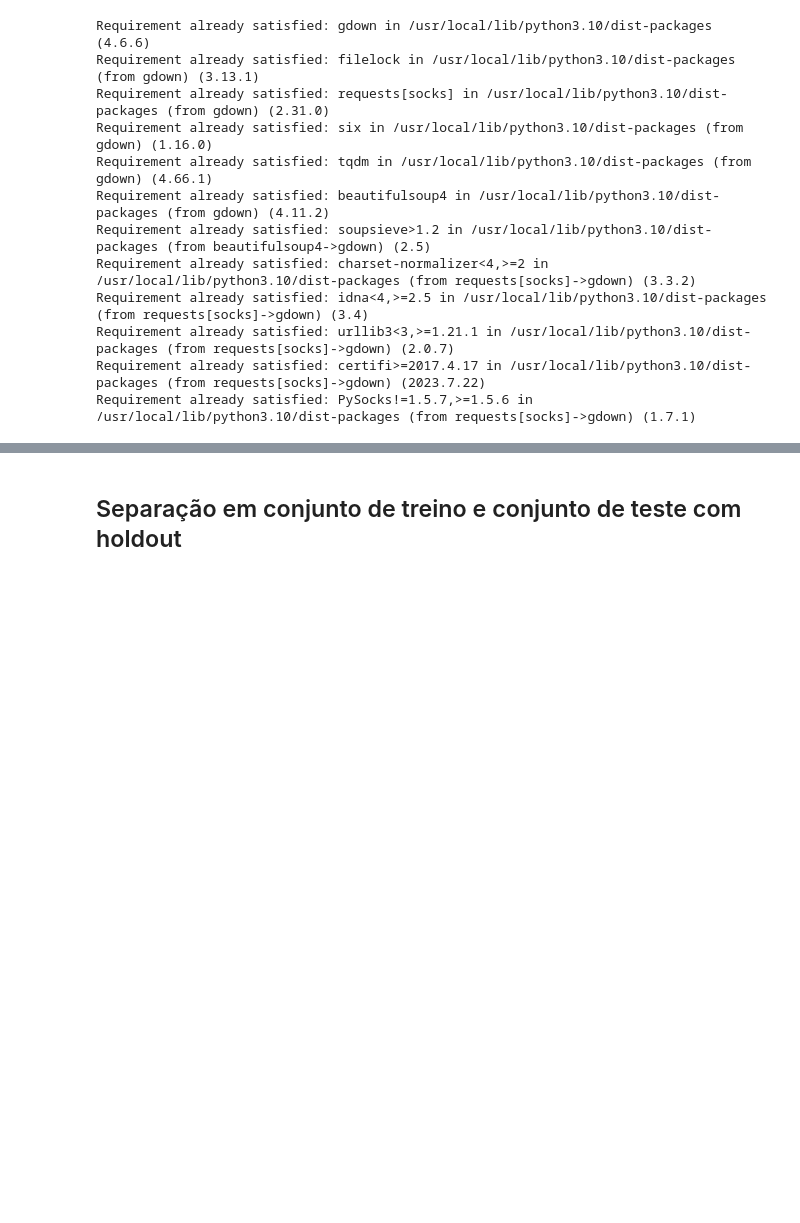
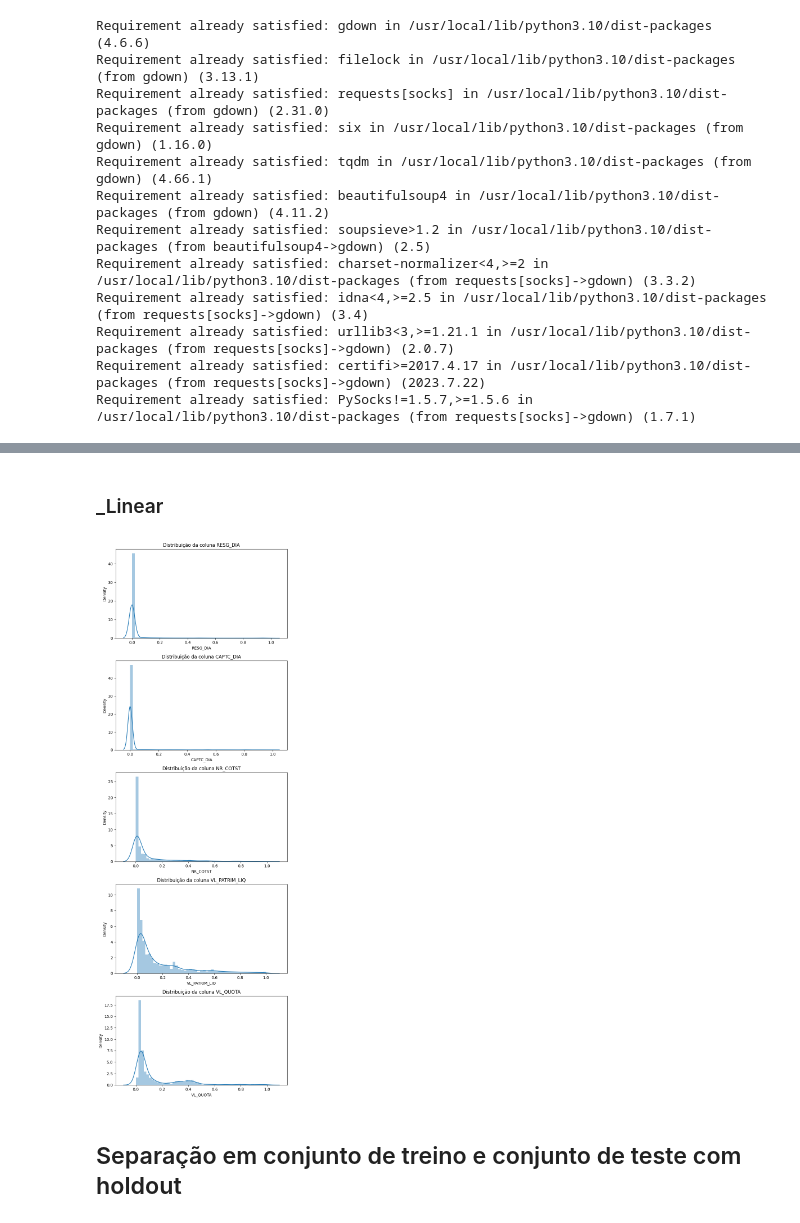
Before and after one commit to Moriblo/MVP_Spt4_EngSoft, a Jupyter notebook: MVP_SPT4_EngSoft_MLFI.ipynb, the cells around one changed output, grey strips where cells are left out. Drawn from its saved outputs; the diff is of its cells as text; code cells hidden in the pictures; blank space fills up the shorter version.

```diff
--- a/MVP_SPT4_EngSoft_MLFI.ipynb
+++ b/MVP_SPT4_EngSoft_MLFI.ipynb
@@ -151,0 +186,26 @@ Warning: total number of rows (150827) exceeds max_rows (20000). Limiting to fir
+# %%
+# Mantém somente os atributos empiricamente relevantes mais o atributo alvo calculado (SUGESTÃO)
+df_atrib = df_atrib.reset_index()
+df_atrib = df_atrib[['DT_COMPTC','CNPJ_FUNDO', 'TP_FUNDO', 'CLASSE', 'RESG_DIA', 'CAPTC_DIA', 'NR_COTST', 'VL_PATRIM_LIQ', 'VL_QUOTA', \
+                     'SUGESTÃO']]
+
+# Trabalhando sobre NR_COTST (Número de Cotistas)
+df_atrib['NR_COTST'] = df_atrib['NR_COTST'].astype(int)
+# df_atrib = df_atrib[(df_hp['NR_COTST'] > 3) & (df_hp['NR_COTST'] < 11)]
+df_atrib = df_atrib[(df_atrib['NR_COTST'] > 1)]
+
+# Trabalhando sobre CLASSE (Classe do Fundo)
+"""
+Fundo de Renda Fixa
+Fundo Multimercado
+Fundo de Curto Prazo
+Fundo de Ações
+Fundo Cambial
+Fundo Referenciado
+Fundo da Dívida Externa
+FMP-FGTS
+"""
+
+df_atrib = df_atrib[(df_atrib['CLASSE'] == "Fundo de Renda Fixa")]
+
+df_atrib
@@ -152,3 +294,22 @@ Warning: total number of rows (150827) exceeds max_rows (20000). Limiting to fir
+# %% [markdown]
+### _Linear
+# %%
+# Distribuíção Linear
+# Lista das colunas que você deseja visualizar
+cols = ['RESG_DIA', 'CAPTC_DIA', 'NR_COTST', 'VL_PATRIM_LIQ', 'VL_QUOTA']
+
+# Cria uma figura com 5 subplots
+fig, axs = plt.subplots(5, figsize=(7, 20))
+
+# Para cada coluna, cria um gráfico de distribuição linear
+for i, col in enumerate(cols):
+    sns.distplot(df_atrib[col], ax=axs[i])
+    axs[i].set_title('Distribuição da coluna {}'.format(col))
+
+plt.tight_layout()
+plt.show()
+# %% [output]
+[figure, added]
 # %% [markdown]
 ## Separação em conjunto de treino e conjunto de teste com holdout
 # %%
```
Also changed, not shown: parts of 23 cells of this notebook.
